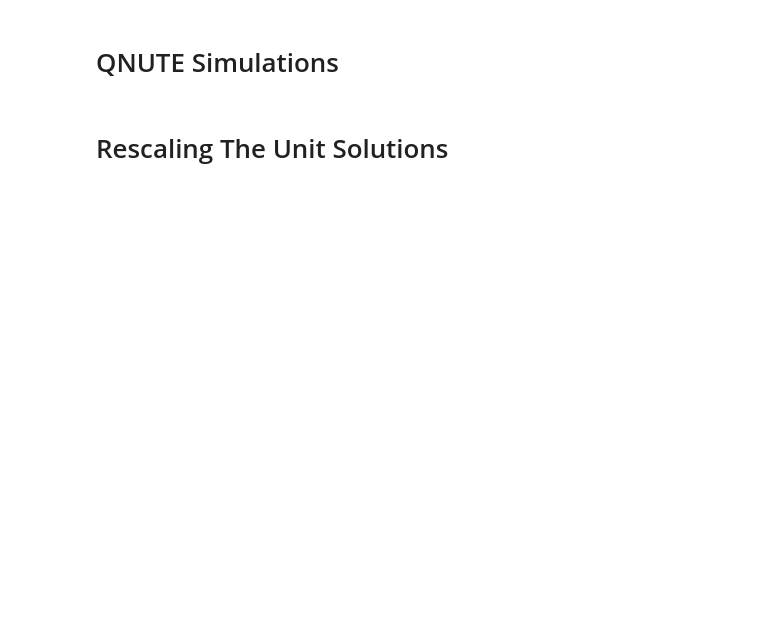
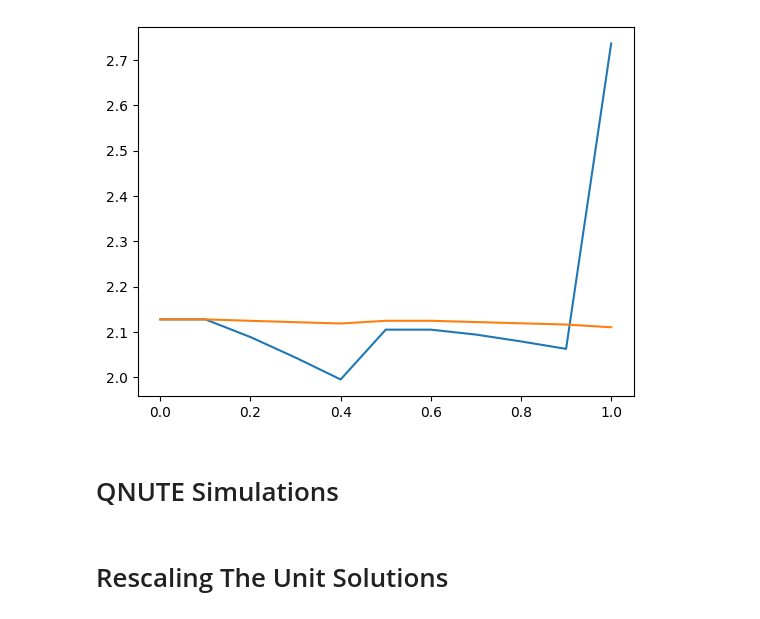
Before and after one commit to KnightShuffler/Quantum-Non-Unitary-Time-Evolution-Public-, a Jupyter notebook: sandbox.ipynb, the cells around one changed output. Drawn from its saved outputs; the diff is of its cells as text; code cells hidden in the pictures; blank space fills up the shorter version.

```diff
--- a/sandbox.ipynb
+++ b/sandbox.ipynb
@@ -49,8 +8,0 @@ INFO:QNUTE Logger:      Finished in 0.06 seconds.
-# %%
-for ti in np.arange(0,Nt+1,25):
-    for Di,D in enumerate([2,4]):
-        plt.plot(x:=np.linspace(Smin,Smax,N),qnute_sols[Di,ti,:],label=f'{D=}')
-    plt.plot(x,analytical_sol[ti,:]/np.linalg.norm(analytical_sol[ti,:]),label='analytical',linestyle='dashed',color='black',linewidth=0.7)
-    plt.legend()
-    plt.title(f'$\\tau = {ti*dt:0.2f}$')
-    plt.show()
@@ -197,0 +220,6 @@ for i,BC in enumerate(BoundaryConditions):
+# %%
+for Di,D in enumerate([2,4]):
+    plt.plot(np.arange(Nt+1)*dt, np.log10(C_psi[Di,:]))
+plt.show()
+# %% [output]
+[figure, added]
```
Also changed, not shown: parts of 16 cells of this notebook.
